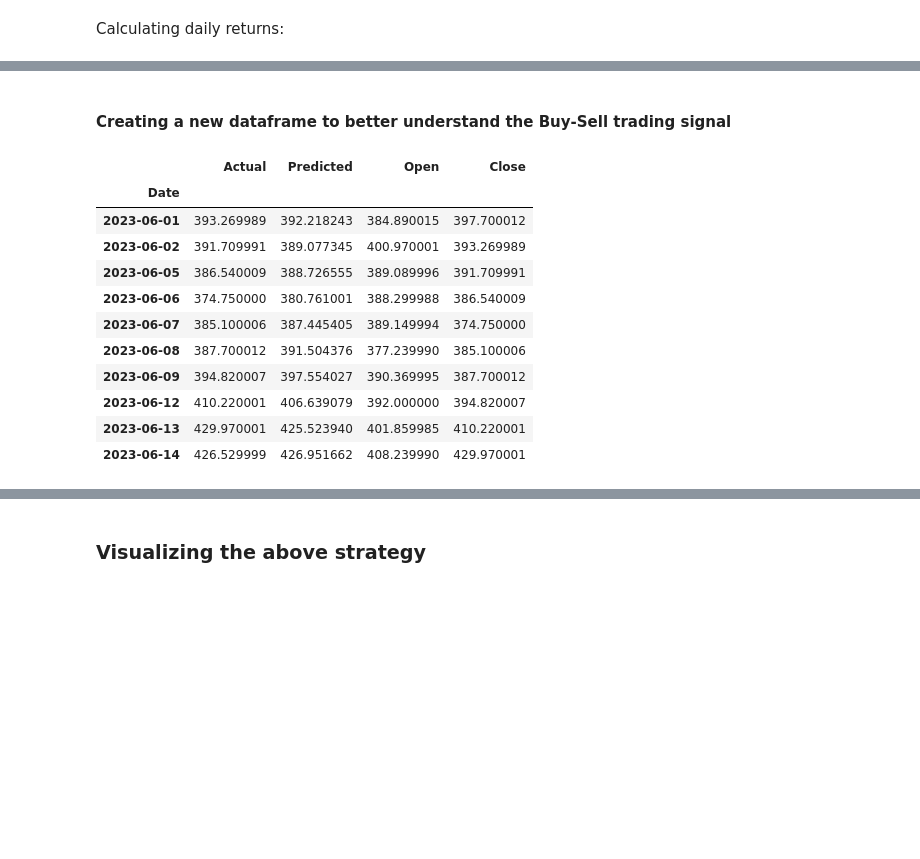
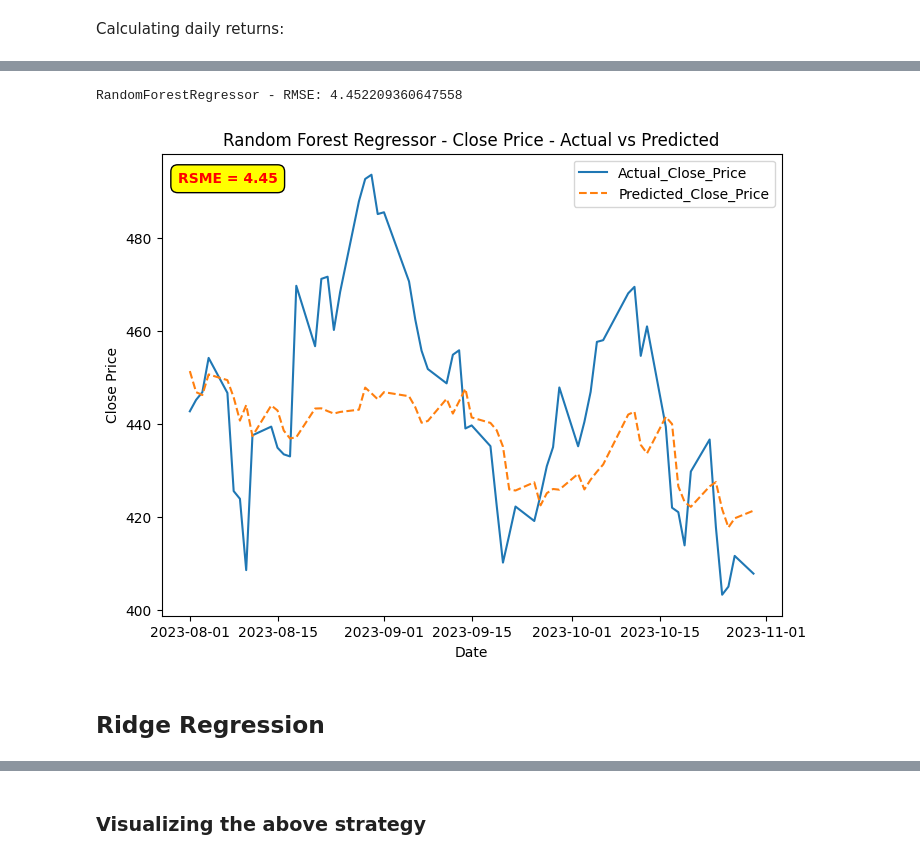
Before and after one commit to piyush-an/INFO7374_Predict_StockPrice, a Jupyter notebook: notebooks/3_Feat_Importance_RegVsTrees.ipynb, the cells around one changed output, grey strips where cells are left out. Cells and saved outputs as stored; diff of their text form; code cells hidden in the pictures; blank space fills up the shorter version.

Commit message:
Added four models

```diff
--- a/notebooks/3_Feat_Importance_RegVsTrees.ipynb
+++ b/notebooks/3_Feat_Importance_RegVsTrees.ipynb
@@ -58,3 +36,17 @@ plt.rcParams["figure.figsize"] = (15, 20)
+# %%
+import mlflow
+from mlflow.entities import ViewType
+from mlflow.tracking import MlflowClient
+
+MLFLOW_TRACKING_URI = "http://mlflow.anandpiyush.com"
+SET_EXPERIMENT = "info7374_nvdia_model_v2"
+EXPERIMENT_ID = "3"
+
+mlflow.set_tracking_uri(MLFLOW_TRACKING_URI)
+mlflow.set_experiment(SET_EXPERIMENT)
+client = MlflowClient(tracking_uri=MLFLOW_TRACKING_URI)
+mlflow.sklearn.autolog(silent=True)
+mlflow.xgboost.autolog(silent=True)
 # %% [markdown]
 Define start and end dates. Frequency is daily.
 # %%
@@ -181,28 +153,32 @@ Run 1 - Root Mean Square Error: 3.8104249473616854
-# %% [markdown]
-#### Creating a new dataframe to better understand the Buy-Sell trading signal
-# %%
-results = pd.DataFrame(
-    {
-        "Actual": list(y),
-        "Predicted": list(predictions),
-        "Date": nvda.index[:-1],
-        "Open": nvda["Open"][:-1],
-        "Close": nvda["Close"][:-1],
-    }
-)
-results.set_index("Date", inplace=True)
-results = results.loc["2023-06-01":"2023-10-31"]
-results.head(10)
-# %% [output]
-|  | Actual | Predicted | Open | Close |
-| Date |  |  |  |  |
-| 2023-06-01 | 393.269989 | 392.218243 | 384.890015 | 397.700012 |
-| 2023-06-02 | 391.709991 | 389.077345 | 400.970001 | 393.269989 |
-| 2023-06-05 | 386.540009 | 388.726555 | 389.089996 | 391.709991 |
-| 2023-06-06 | 374.750000 | 380.761001 | 388.299988 | 386.540009 |
-| 2023-06-07 | 385.100006 | 387.445405 | 389.149994 | 374.750000 |
-| 2023-06-08 | 387.700012 | 391.504376 | 377.239990 | 385.100006 |
-| 2023-06-09 | 394.820007 | 397.554027 | 390.369995 | 387.700012 |
-| 2023-06-12 | 410.220001 | 406.639079 | 392.000000 | 394.820007 |
-| 2023-06-13 | 429.970001 | 425.523940 | 401.859985 | 410.220001 |
-| 2023-06-14 | 426.529999 | 426.951662 | 408.239990 | 429.970001 |
+# %%
+best_run_id = runs = client.search_runs(
+        experiment_ids=EXPERIMENT_ID,
+        run_view_type=ViewType.ACTIVE_ONLY,
+        max_results=1,
+        order_by=["metrics.RMSE ASC"],
+        filter_string="tags.model = 'RandomForestRegressor'"
+    )[0].info.run_id
+
+loaded_model = mlflow.pyfunc.load_model(f"runs:/{best_run_id}/model")
+y_pred = loaded_model.predict(X_test)
+
+MSE = mean_squared_error(y_test, y_pred, squared=False)
+RMSE = math.sqrt(MSE)
+
+print(f"RandomForestRegressor - RMSE: {RMSE}")
+# %% [output]
+RandomForestRegressor - RMSE: 4.452209360647558
+# %%
+plt.figure(figsize=(8, 6))
+plt.plot(y_test, label='Actual_Close_Price', linestyle='solid')
+plt.plot(pd.Series(y_pred, index=y_test.index), label='Predicted_Close_Price', linestyle='dashed')
+plt.title('Random Forest Regressor - Close Price - Actual vs Predicted')
+plt.xlabel('Date')
+plt.ylabel('Close Price')
+plt.legend()
+plt.figtext(0.27, .85, f"RSME = {RMSE:.2f}", ha='right', va='top', color='red', weight='bold', bbox=dict(facecolor='yellow', edgecolor='black', boxstyle='round,pad=0.5'))
+plt.show()
+# %% [output]
+[figure, added]
+# %% [markdown]
+## Ridge Regression
```
Also changed, not shown: parts of 38 cells of this notebook.
